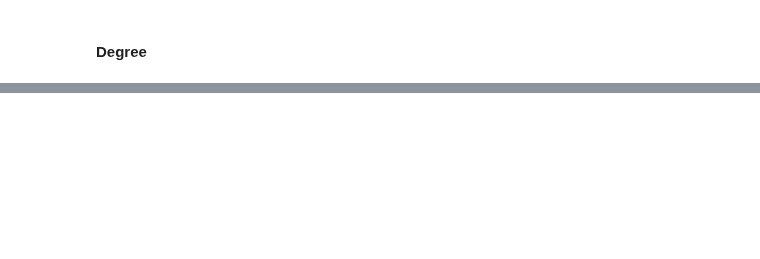
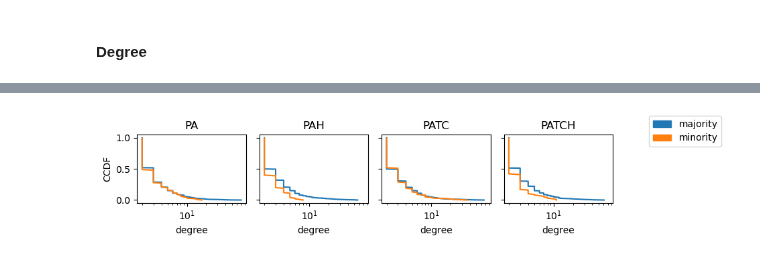
Before and after one commit to CSHVienna/NetworkInequalities, a Jupyter notebook: examples/notebooks/undigraph.ipynb, the cells around one changed output, grey strips where cells are left out. Cells and saved outputs as stored; diff of their text form; code cells hidden in the pictures; blank space fills up the shorter version.

```diff
--- a/examples/notebooks/undigraph.ipynb
+++ b/examples/notebooks/undigraph.ipynb
@@ -144,0 +170,7 @@ vh.plot_distributions(degree_distributions, cell_size=2.5, sharex=True, sharey=T
+# %%
+vh.plot_ccdf_distribution(distributions,
+                          cell_size=2, sharex=True, sharey=True,
+                          x='degree', hue='class_label',
+                          log_scale=(True,False))
+# %% [output]
+[figure, added]
```
Also changed, not shown: parts of 17 cells of this notebook, 30 other files.
